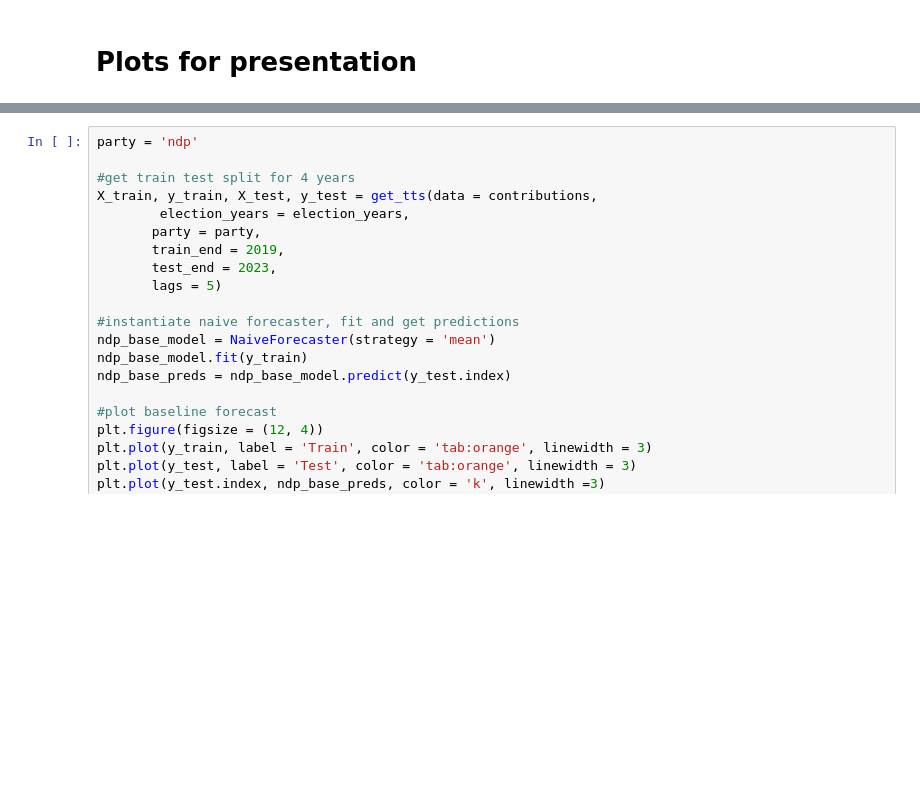
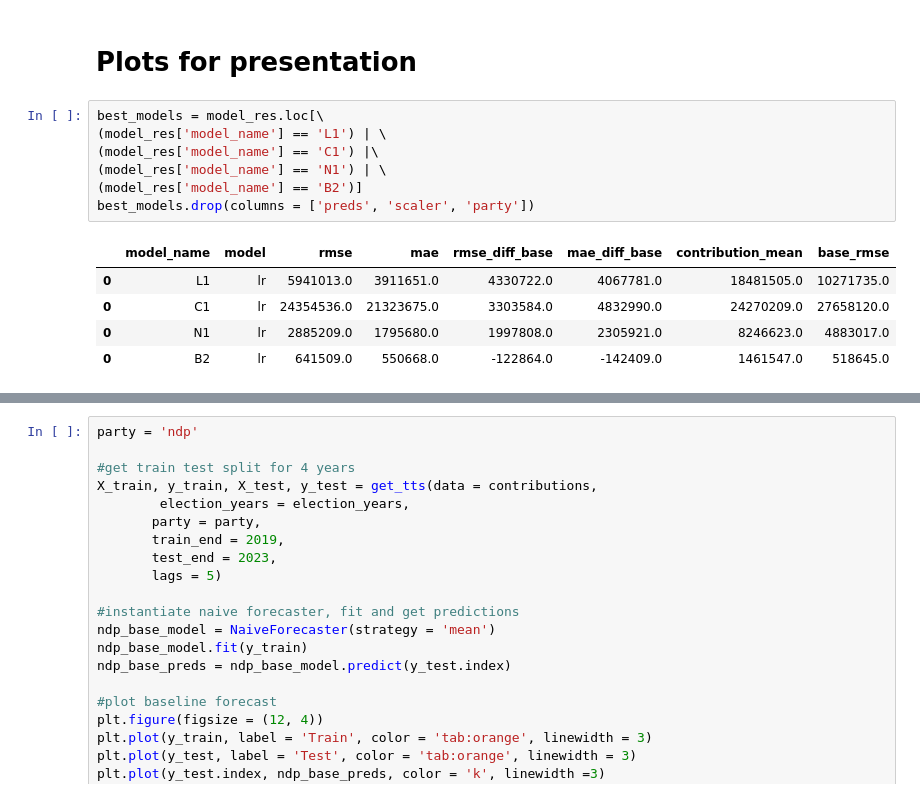
Before and after one commit to WillowTurcot/contribution_forcasting, a Jupyter notebook: 04_modeling.ipynb, the cells around one changed output, grey strips where cells are left out. Drawn from its saved outputs; the diff is of its cells as text; blank space fills up the shorter version.

```diff
--- a/04_modeling.ipynb
+++ b/04_modeling.ipynb
@@ -755,3 +766,16 @@ model_res[['model_name','rmse','rmse_diff_base', 'mae', 'mae_diff_base']]
 Almost linear models have shown significant improvement over the baseline models, and all Arima models have been shown to be worse than the baseline. The Bloc Québécois is the only party to see no improvement across all models.
 # %% [markdown]
 # Plots for presentation
+# %%
+best_models = model_res.loc[\
+(model_res['model_name'] == 'L1') | \
+(model_res['model_name'] == 'C1') |\
+(model_res['model_name'] == 'N1') | \
+(model_res['model_name'] == 'B2')]
+best_models.drop(columns = ['preds', 'scaler', 'party'])
+# %% [output]
+|  | model_name | model | rmse | mae | rmse_diff_base | mae_diff_base | contribution_mean | base_rmse |
+| 0 | L1 | lr | 5941013.0 | 3911651.0 | 4330722.0 | 4067781.0 | 18481505.0 | 10271735.0 |
+| 0 | C1 | lr | 24354536.0 | 21323675.0 | 3303584.0 | 4832990.0 | 24270209.0 | 27658120.0 |
+| 0 | N1 | lr | 2885209.0 | 1795680.0 | 1997808.0 | 2305921.0 | 8246623.0 | 4883017.0 |
+| 0 | B2 | lr | 641509.0 | 550668.0 | -122864.0 | -142409.0 | 1461547.0 | 518645.0 |
```
Also changed, not shown: parts of 11 cells of this notebook, 6 other files.
